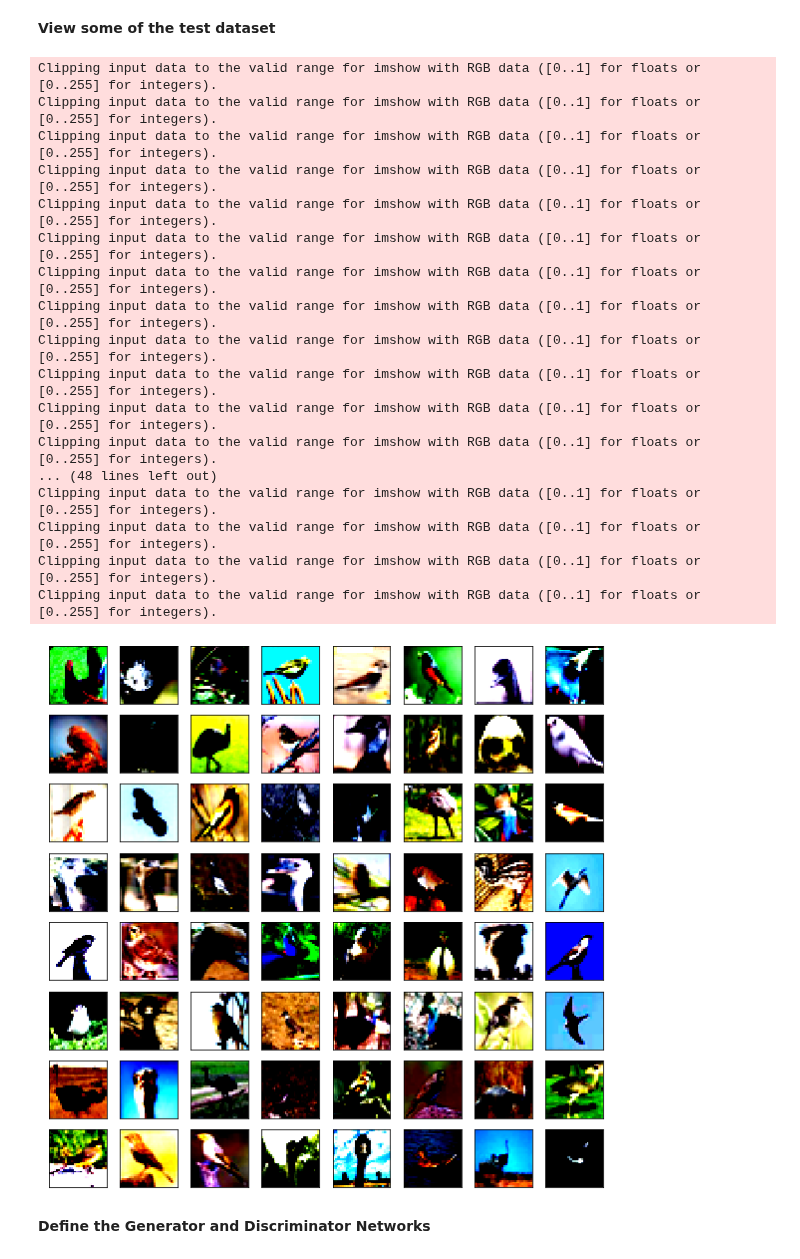
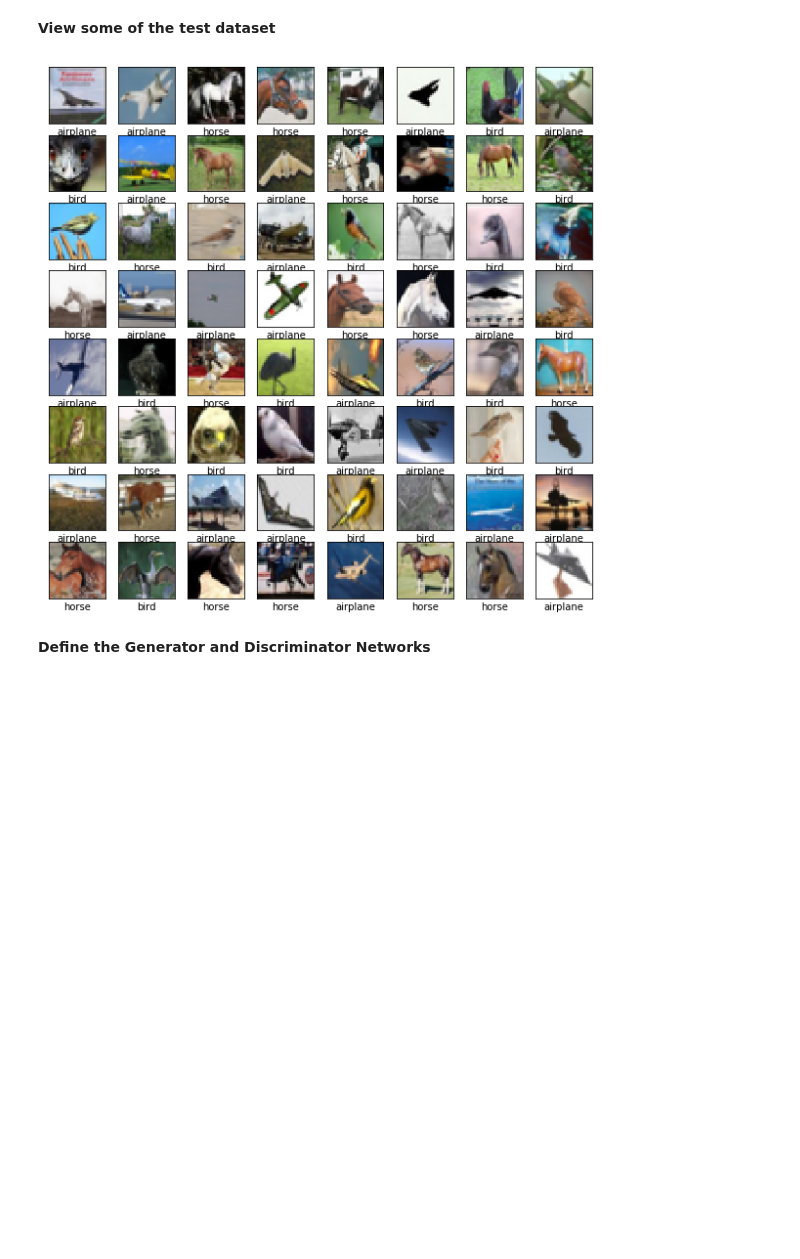
Before and after one commit to jakey1610/MachineLearningL3, a Jupyter notebook: birdgen.ipynb, the cells around one changed output. Drawn from its saved outputs; the diff is of its cells as text; code cells hidden in the pictures; blank space fills up the shorter version.

```diff
--- a/birdgen.ipynb
+++ b/birdgen.ipynb
@@ -115,35 +33,22 @@ def cycle(iterable):
     while True:
         for x in iterable:
             yield x
+class_names = ['airplane', 'car', 'bird', 'cat', 'deer', 'dog', 'frog', 'horse', 'ship', 'truck']
+train_set = torchvision.datasets.CIFAR10('data', train=False, download=True, transform=torchvision.transforms.Compose([
+        torchvision.transforms.ToTensor()
+    ]))
 
-bird_trainset = \
-    DatasetMaker(
-        [get_class_i(x_train, y_train, classDict['bird'])],
-        transform_with_aug
-    )
-bird_testset  = \
-    DatasetMaker(
-        [get_class_i(x_test , y_test , classDict['bird'])],
-        transform_no_aug
-    )
+#Scan through to get idx
+idx = []
+for i in range(len(train_set)):
+  if train_set[i][1] in [0,2,7]:
+    idx.append(i)
 
-# test_loader = torch.utils.data.DataLoader(
-#     torchvision.datasets.CIFAR10('data', train=False, download=True, transform=torchvision.transforms.Compose([
-#         torchvision.transforms.ToTensor()
-#     ])),
-# shuffle=False, batch_size=64, drop_last=True)
-
-
-# kwargs = {'num_workers': 2, 'pin_memory': False}
-
-# Create datasetLoaders from trainset and testset
-train_loader   = DataLoader(bird_trainset, batch_size=8, shuffle=True)
-test_loader    = DataLoader(bird_testset , batch_size=8, shuffle=False)
-
+sampler = SubsetRandomSampler(idx)
+train_loader = torch.utils.data.DataLoader(train_set,
+batch_size=8, sampler=sampler)
 
 train_iterator = iter(cycle(train_loader))
-test_iterator = iter(cycle(test_loader))
 
 print(f'> Size of training dataset {len(train_loader.dataset)}')
-print(f'> Size of test dataset {len(test_loader.dataset)}')
 # %% [output]
@@ -154,31 +59,14 @@ print(f'> Size of test dataset {len(test_loader.dataset)}')
 # %%
 plt.figure(figsize=(10,10))
 for i in range(64):
     plt.subplot(8,8,i+1)
     plt.xticks([])
     plt.yticks([])
     plt.grid(False)
-    plt.imshow(test_loader.dataset[i][0].permute(0,2,1).contiguous().permute(2,1,0), cmap=plt.cm.binary)
-    # plt.xlabel(class_names[test_loader.dataset[i][1]])
+    plt.imshow(train_loader.dataset[idx[i]][0].permute(0,2,1).contiguous().permute(2,1,0), cmap=plt.cm.binary)
+    plt.xlabel(class_names[train_loader.dataset[idx[i]][1]])
 # %% [output]
-Clipping input data to the valid range for imshow with RGB data ([0..1] for floats or [0..255] for integers).
-Clipping input data to the valid range for imshow with RGB data ([0..1] for floats or [0..255] for integers).
-Clipping input data to the valid range for imshow with RGB data ([0..1] for floats or [0..255] for integers).
-Clipping input data to the valid range for imshow with RGB data ([0..1] for floats or [0..255] for integers).
-Clipping input data to the valid range for imshow with RGB data ([0..1] for floats or [0..255] for integers).
-Clipping input data to the valid range for imshow with RGB data ([0..1] for floats or [0..255] for integers).
-Clipping input data to the valid range for imshow with RGB data ([0..1] for floats or [0..255] for integers).
-Clipping input data to the valid range for imshow with RGB data ([0..1] for floats or [0..255] for integers).
-Clipping input data to the valid range for imshow with RGB data ([0..1] for floats or [0..255] for integers).
-Clipping input data to the valid range for imshow with RGB data ([0..1] for floats or [0..255] for integers).
-Clipping input data to the valid range for imshow with RGB data ([0..1] for floats or [0..255] for integers).
-Clipping input data to the valid range for imshow with RGB data ([0..1] for floats or [0..255] for integers).
-... (48 lines left out)
-Clipping input data to the valid range for imshow with RGB data ([0..1] for floats or [0..255] for integers).
-Clipping input data to the valid range for imshow with RGB data ([0..1] for floats or [0..255] for integers).
-Clipping input data to the valid range for imshow with RGB data ([0..1] for floats or [0..255] for integers).
-Clipping input data to the valid range for imshow with RGB data ([0..1] for floats or [0..255] for integers).
-[figure, old version]
+[figure, new version]
 # %% [markdown]
 **Define the Generator and Discriminator Networks**
 # %%
```
Also changed, not shown: parts of 5 cells of this notebook.
